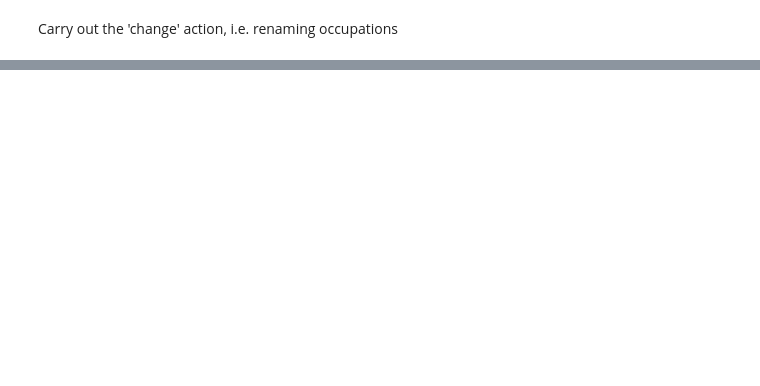
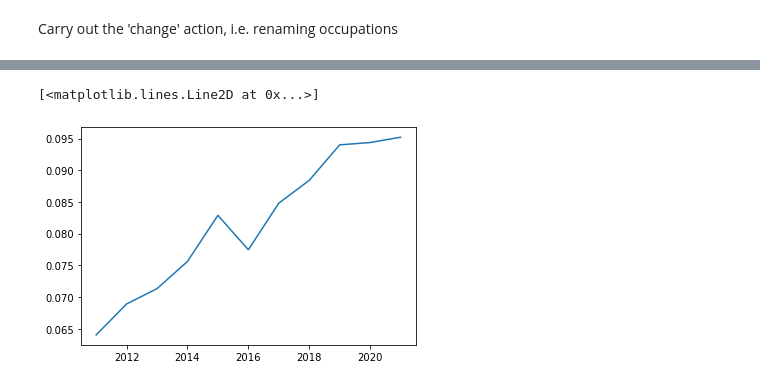
Before and after one commit to terencetan-c/4YP-The-Future-of-Work, a Jupyter notebook: Data cleaning/Data cleaning.ipynb, the cells around one changed output, grey strips where cells are left out. Saved outputs shown, nothing was run; the diff lists cells and outputs as text; code cells hidden in the pictures; blank space fills up the shorter version.

```diff
--- a/Data cleaning/Data cleaning.ipynb
+++ b/Data cleaning/Data cleaning.ipynb
@@ -208,0 +425,7 @@ df_test.loc[df_test['Year']>2019]=joint_test
+# %%
+ratio_detailed=ratio[ratio['Detailed Occupation']!='-']
+ratio_detailed_mean=ratio_detailed.loc[ratio['Ratio']!=np.inf,['Year','Ratio']].groupby('Year').agg('mean')     # Note than certain ratios are inf because those occupations have zero young people; need to filter them out first
+plt.plot(ratio_detailed_mean)      # Change in ratio over Detailed Occupations over the years
+# %% [output]
+[<matplotlib.lines.Line2D at 0x...>]
+[figure, added]
```
Also changed, not shown: parts of 56 cells of this notebook, 1 other file.
